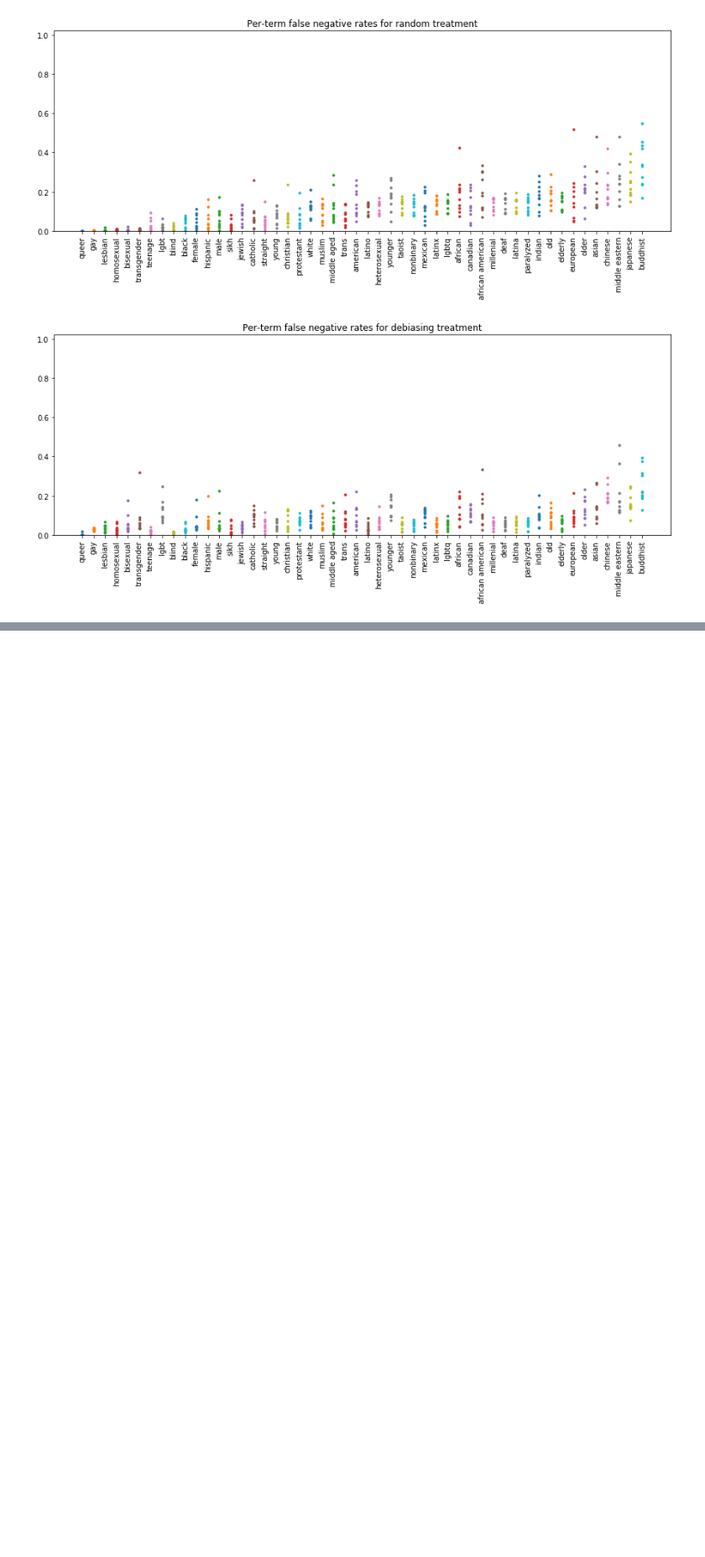
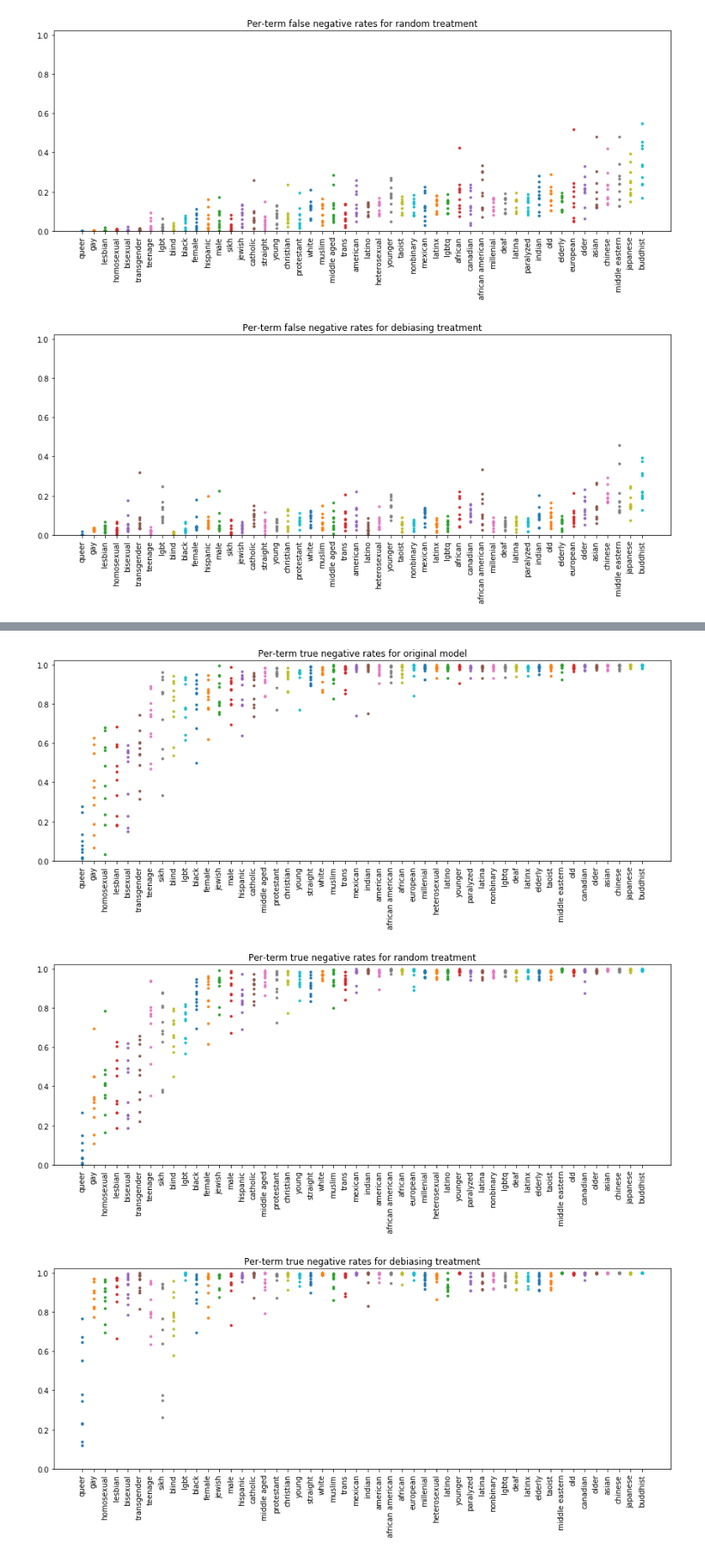
Before and after one commit to conversationai/unintended-ml-bias-analysis, a Jupyter notebook: src/Model bias analysis.ipynb, the cells around one changed output, grey strips where cells are left out. Shown at 84% size. Cells and saved outputs as stored; diff of their text form; code cells hidden in the pictures; blank space fills up the shorter version.

```diff
--- a/src/Model bias analysis.ipynb
+++ b/src/Model bias analysis.ipynb
@@ -367,20 +392,18 @@ neg_table_stddevs(_term_neg_rates_50)
 # Compute the equal error rate for all models on the overall madlibs dataset in order to
 # compute the false/true negative rates table at the EER for each model.
 
-# TODO(jetpack): we should also compute the equal error rate on the wikipedia test set and use that instead.
-
 # Flattened list of all models.
 _all_model_names = []
 for model_family_names in all_model_families_names:
     _all_model_names.extend(model_family_names)
-_model_eers = model_bias_analysis.per_model_eer(madlibs, 'label', _all_model_names)
+_model_eers_madlibs = model_bias_analysis.per_model_eer(madlibs, 'label', _all_model_names)
 # %% [output]
 CPU times: user 22.5 s, sys: 0 ns, total: 22.5 s
 Wall time: 22.5 s
 # %%
 %%time
 _raw_term_neg_rates_madlibs_eer = model_bias_analysis.per_term_negative_rates(
-    madlibs, madlibs_terms, all_model_families_names, _model_eers, 'text', 'label')
+    madlibs, madlibs_terms, all_model_families_names, _model_eers_madlibs, 'text', 'label')
 # %% [output]
 CPU times: user 10.9 s, sys: 16 ms, total: 10.9 s
 Wall time: 10.9 s
@@ -460,0 +448,6 @@ for title, fnr_values_col in [('original model', 'orig_fnr_values'),
+# %%
+%%time
+
+# Compute the equal error rate for all models on the wikipedia dataset.
+
+_model_eers_wiki = model_bias_analysis.per_model_eer(wiki_test, 'label', _all_model_names)
@@ -460,0 +457,5 @@ for title, fnr_values_col in [('original model', 'orig_fnr_values'),
+# %%
+%%time
+_raw_term_neg_rates_wiki_eer = model_bias_analysis.per_term_negative_rates(
+    madlibs, madlibs_terms, all_model_families_names, _model_eers_wiki, 'text', 'label')
+_term_neg_rates_wiki_eer = _raw_term_neg_rates_wiki_eer.rename(columns=column_renamer)
@@ -460,0 +465,15 @@ for title, fnr_values_col in [('original model', 'orig_fnr_values'),
+# %%
+# True negative rates: TN / (TN + FP)
+
+_term_neg_rates_wiki_eer_tnr_sorted = _term_neg_rates_wiki_eer.sort_values('orig_tnr_mean')
+
+for title, tnr_values_col in [('original model', 'orig_tnr_values'),
+                              ('random treatment', 'random_tnr_values'),
+                              ('debiasing treatment', 'debias_tnr_values')]:
+    model_bias_analysis.per_term_scatterplots(
+        _term_neg_rates_wiki_eer_tnr_sorted, 'term', tnr_values_col, y_lim=(0, 1.02),
+        title='Per-term true negative rates for ' + title)
+# %% [output]
+[figure, added]
+[figure, added]
+[figure, added]
```
Also changed, not shown: parts of 18 cells of this notebook, 1 other file.
